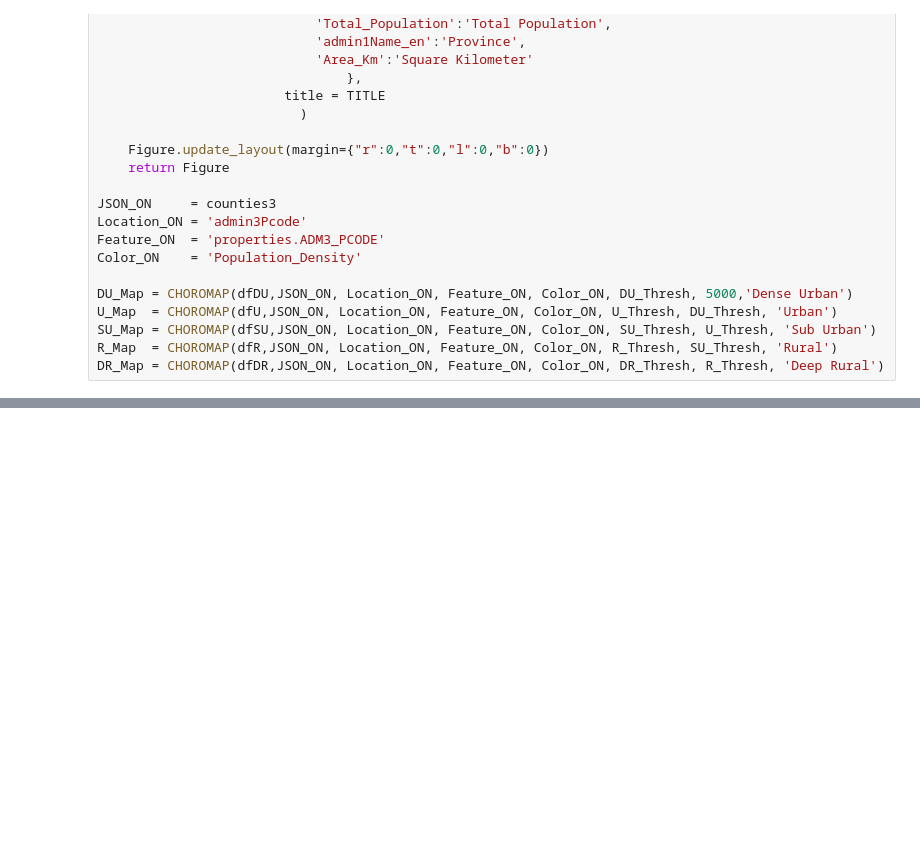
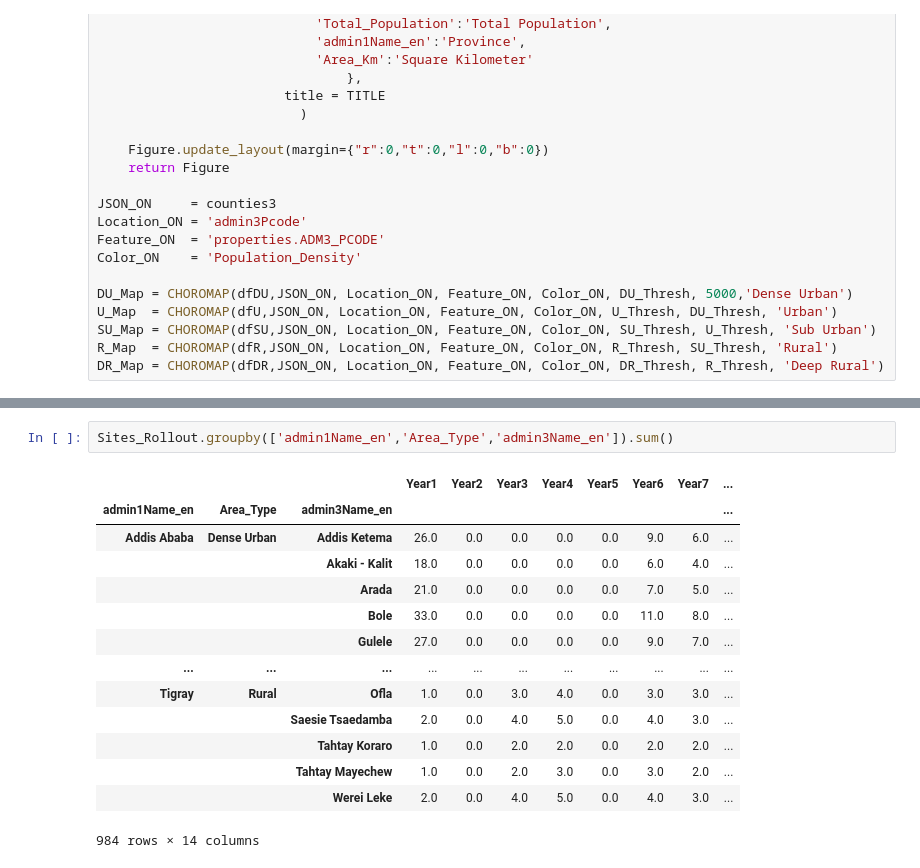
Before and after one commit to johnmeye/Ethiopia, a Jupyter notebook: Ethiopia Design File.ipynb, the cells around one changed output, grey strips where cells are left out. Cells and saved outputs as stored; diff of their text form; blank space fills up the shorter version.

```diff
--- a/Ethiopia Design File.ipynb
+++ b/Ethiopia Design File.ipynb
@@ -371,0 +578,17 @@ DR_Map.show()
+# %%
+Sites_Rollout.groupby(['admin1Name_en','Area_Type','admin3Name_en']).sum()
+# %% [output]
+|  |  |  | Year1 | Year2 | Year3 | Year4 | Year5 | Year6 | Year7 | ... |
+| admin1Name_en | Area_Type | admin3Name_en |  |  |  |  |  |  |  | ... |
+| Addis Ababa | Dense Urban | Addis Ketema | 26.0 | 0.0 | 0.0 | 0.0 | 0.0 | 9.0 | 6.0 | ... |
+|  |  | Akaki - Kalit | 18.0 | 0.0 | 0.0 | 0.0 | 0.0 | 6.0 | 4.0 | ... |
+|  |  | Arada | 21.0 | 0.0 | 0.0 | 0.0 | 0.0 | 7.0 | 5.0 | ... |
+|  |  | Bole | 33.0 | 0.0 | 0.0 | 0.0 | 0.0 | 11.0 | 8.0 | ... |
+|  |  | Gulele | 27.0 | 0.0 | 0.0 | 0.0 | 0.0 | 9.0 | 7.0 | ... |
+| ... | ... | ... | ... | ... | ... | ... | ... | ... | ... | ... |
+| Tigray | Rural | Ofla | 1.0 | 0.0 | 3.0 | 4.0 | 0.0 | 3.0 | 3.0 | ... |
+|  |  | Saesie Tsaedamba | 2.0 | 0.0 | 4.0 | 5.0 | 0.0 | 4.0 | 3.0 | ... |
+|  |  | Tahtay Koraro | 1.0 | 0.0 | 2.0 | 2.0 | 0.0 | 2.0 | 2.0 | ... |
+|  |  | Tahtay Mayechew | 1.0 | 0.0 | 2.0 | 3.0 | 0.0 | 3.0 | 2.0 | ... |
+|  |  | Werei Leke | 2.0 | 0.0 | 4.0 | 5.0 | 0.0 | 4.0 | 3.0 | ... |
+984 rows × 14 columns
```
Also changed, not shown: parts of 30 cells of this notebook, 8 other files.
